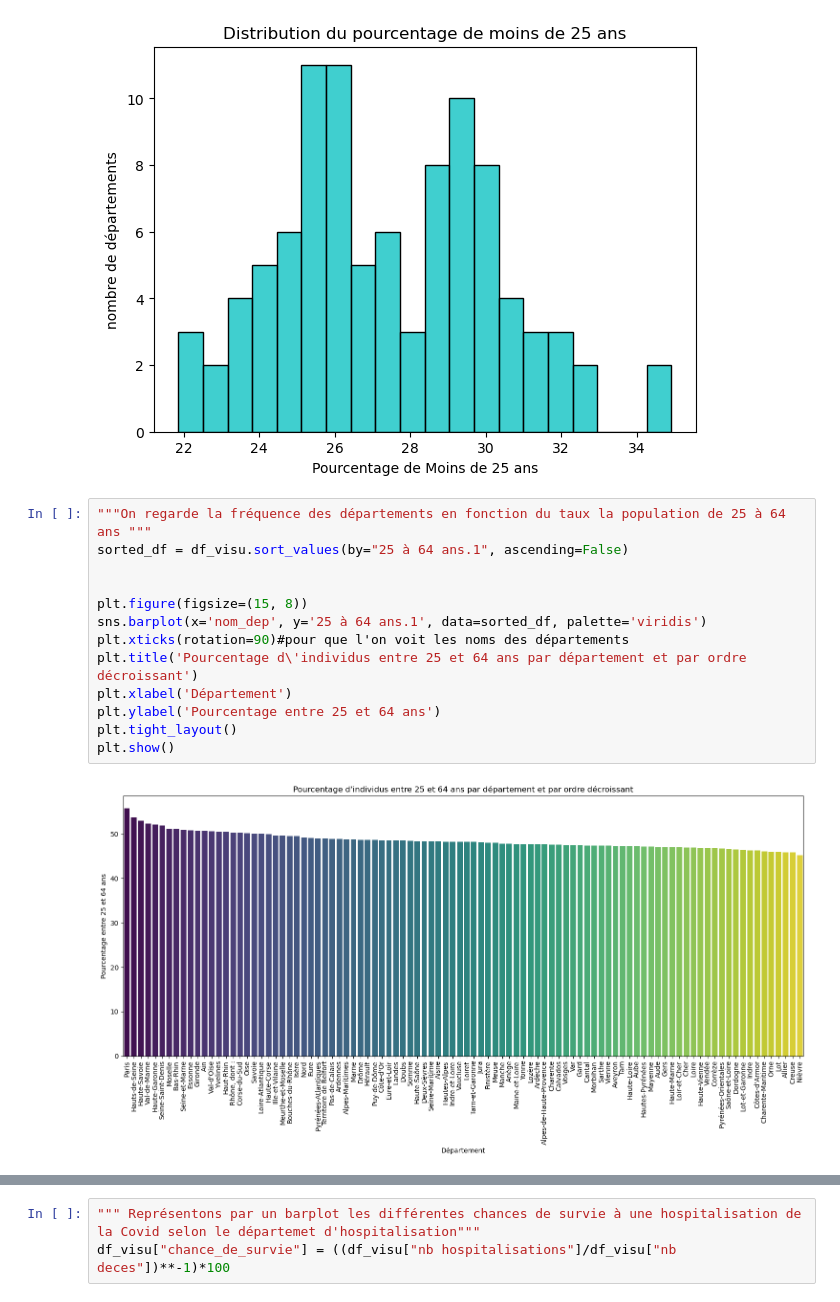
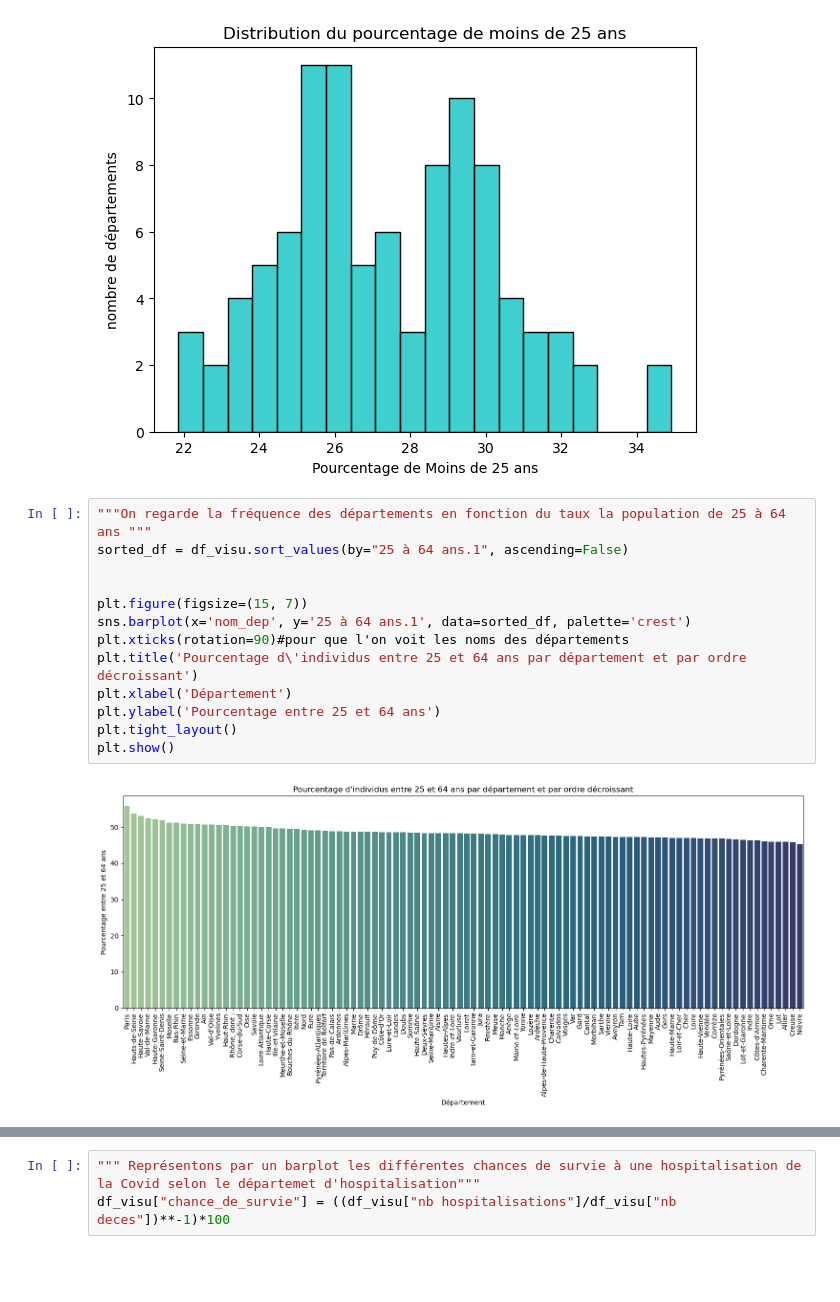
Before and after one commit to gabrielfrancois/DS_Covid, a Jupyter notebook: stat2_visu.ipynb, the cells around one changed output, grey strips where cells are left out. Drawn from its saved outputs; the diff is of its cells as text; blank space fills up the shorter version.

```diff
--- a/stat2_visu.ipynb
+++ b/stat2_visu.ipynb
@@ -31,18 +31,18 @@ plt.show()
 # %%
 """On regarde la fréquence des départements en fonction du taux la population de 25 à 64 ans """
 sorted_df = df_visu.sort_values(by="25 à 64 ans.1", ascending=False)
 
 
-plt.figure(figsize=(15, 8))
-sns.barplot(x='nom_dep', y='25 à 64 ans.1', data=sorted_df, palette='viridis')
+plt.figure(figsize=(15, 7))
+sns.barplot(x='nom_dep', y='25 à 64 ans.1', data=sorted_df, palette='crest')
 plt.xticks(rotation=90)#pour que l'on voit les noms des départements
 plt.title('Pourcentage d\'individus entre 25 et 64 ans par département et par ordre décroissant')
 plt.xlabel('Département')
 plt.ylabel('Pourcentage entre 25 et 64 ans')
 plt.tight_layout()
 plt.show()
 # %% [output]
-[figure, old version]
+[figure, new version]
 # %%
 """puis, désormais, on regarde la répartition des plus vieux"""
 plus_de_65 = df_visu["65 ans ou plus.1"]
```
Also changed, not shown: parts of 9 cells of this notebook.
